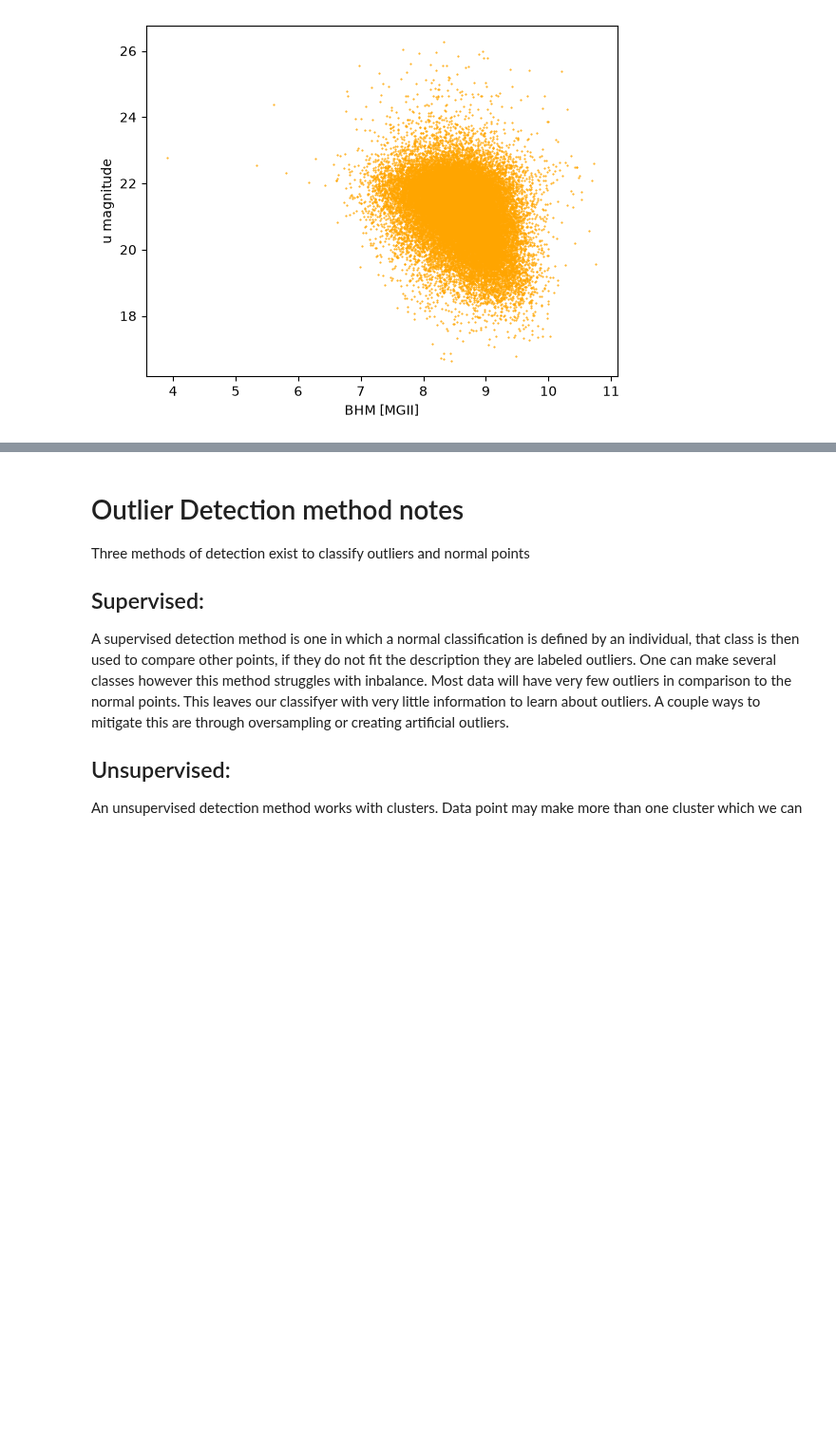
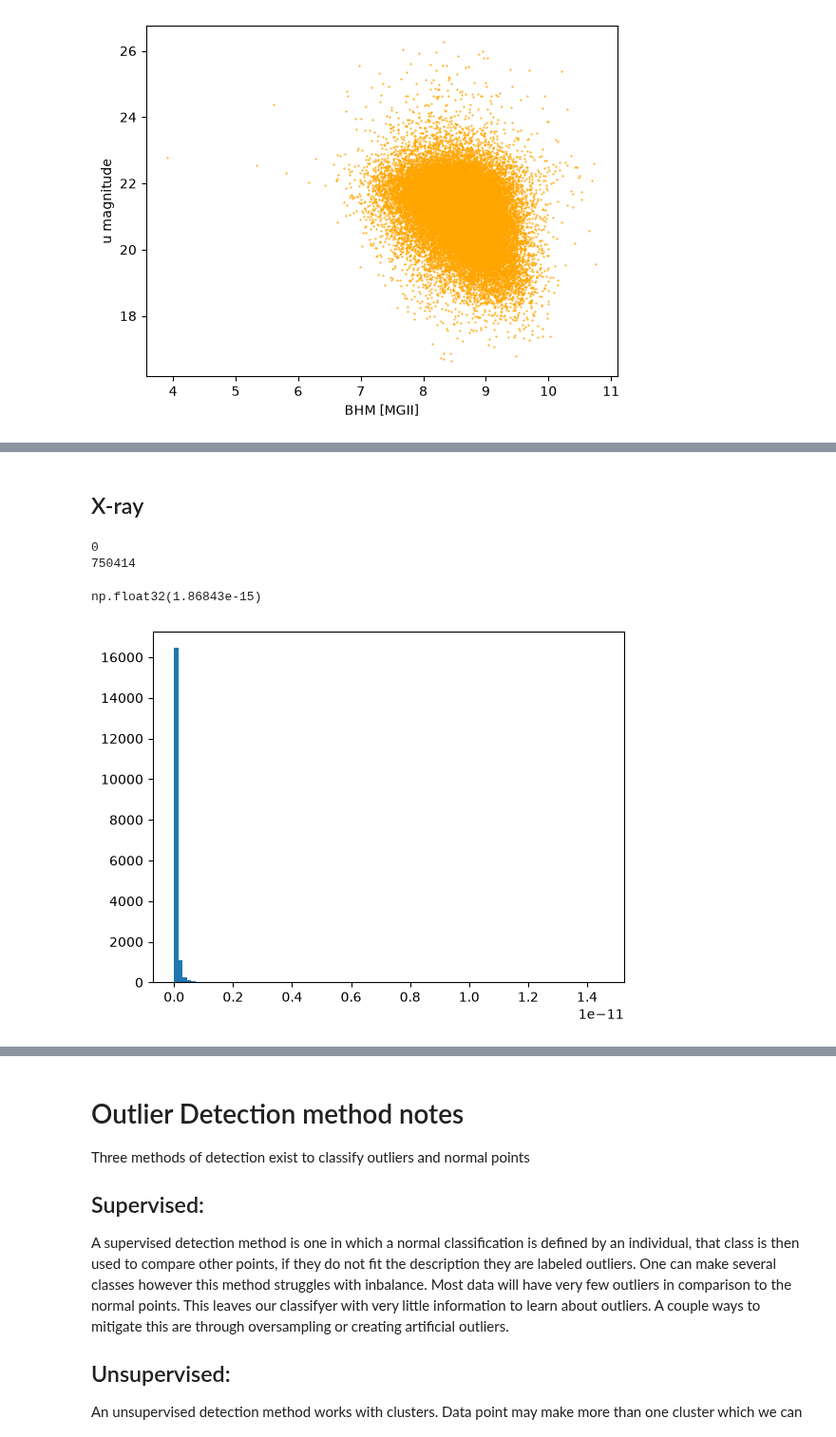
Before and after one commit to Emlilio/Quasars26, a Jupyter notebook: Initial_data_review.ipynb, the cells around one changed output, grey strips where cells are left out. Shown at 95% size. Saved outputs shown, nothing was run; the diff lists cells and outputs as text; code cells hidden in the pictures; blank space fills up the shorter version.

```diff
--- a/Initial_data_review.ipynb
+++ b/Initial_data_review.ipynb
@@ -230,0 +249,17 @@ Text(0, 0.5, 'u magnitude')
+# %% [markdown]
+## X-ray
+# %%
+total_xray = data.XMM_TOTAL_FLUX
+max(total_xray)
+min(total_xray)
+print(np.sum(total_xray == np.inf))
+print(len(total_xray))
+
+xray_mask = (total_xray != -1) & (total_xray != np.inf) & (total_xray != 0)
+plt.hist(total_xray[xray_mask], bins = 100)
+min(total_xray[xray_mask])
+# %% [output]
+0
+750414
+np.float32(1.86843e-15)
+[figure, added]
```
Also changed, not shown: parts of 16 cells of this notebook.
